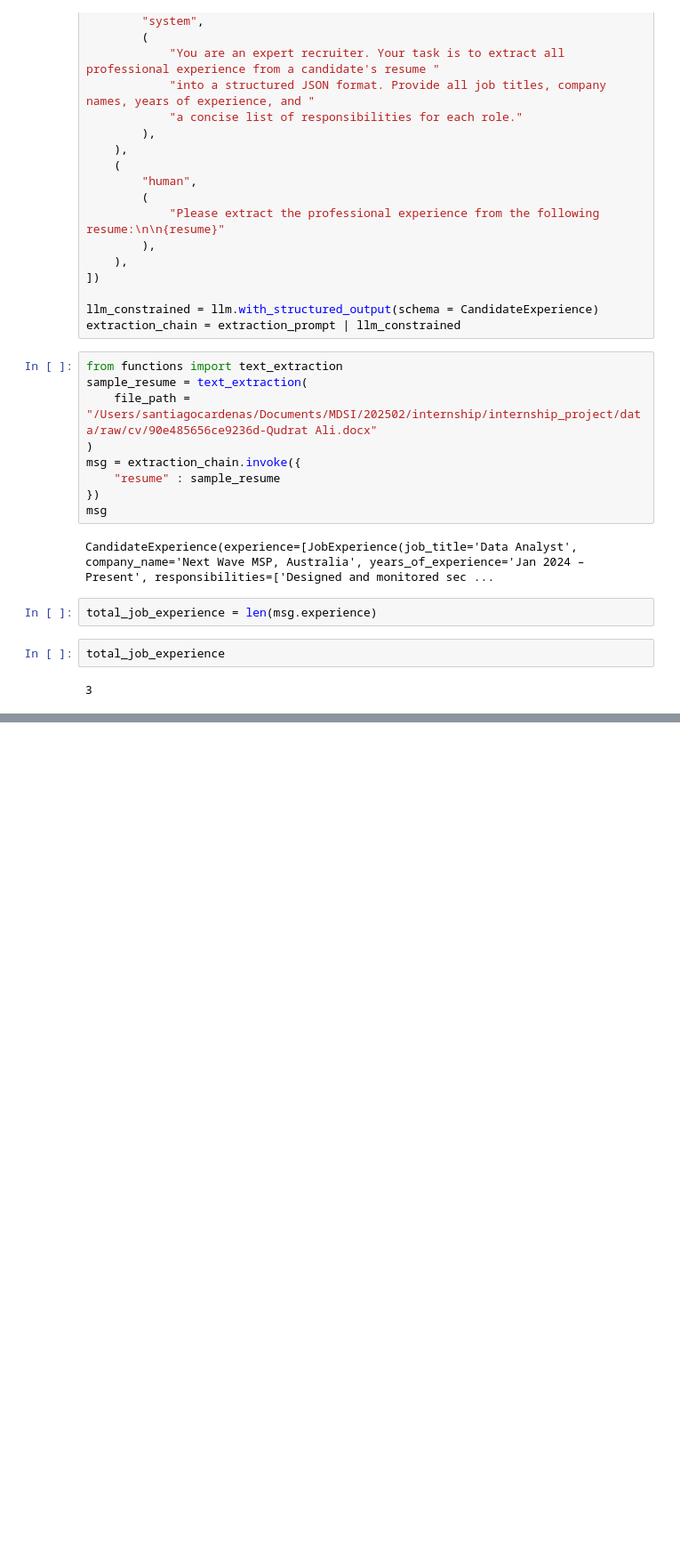
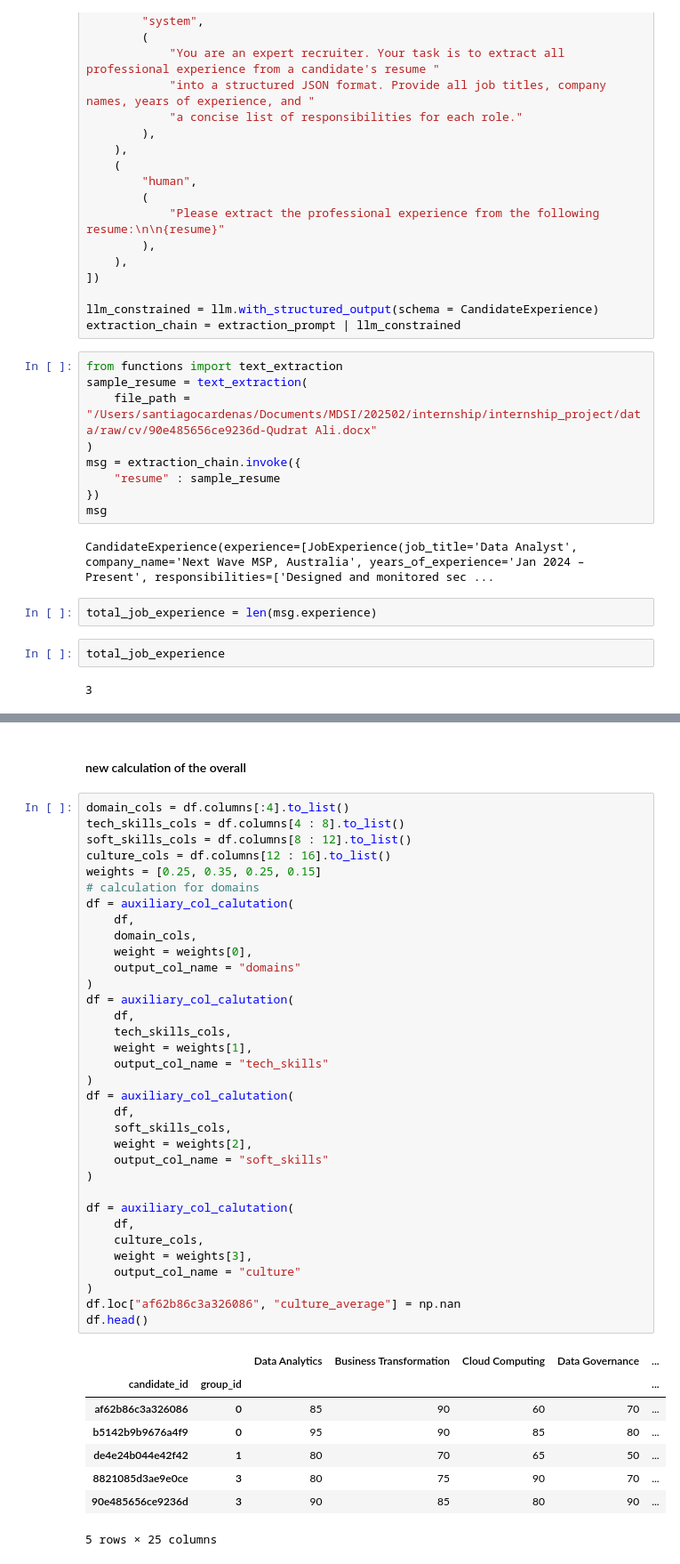
Before and after one commit to scardenasc22/internship_project, a Jupyter notebook: notebooks/experiments_phase6.ipynb, the cells around one changed output, grey strips where cells are left out. Shown at 89% size. Saved outputs shown, nothing was run; the diff lists cells and outputs as text; blank space fills up the shorter version.

```diff
--- a/notebooks/experiments_phase6.ipynb
+++ b/notebooks/experiments_phase6.ipynb
@@ -200,0 +295,45 @@ msg.model_dump()
+# %% [markdown]
+#### new calculation of the overall
+# %%
+domain_cols = df.columns[:4].to_list()
+tech_skills_cols = df.columns[4 : 8].to_list()
+soft_skills_cols = df.columns[8 : 12].to_list()
+culture_cols = df.columns[12 : 16].to_list()
+weights = [0.25, 0.35, 0.25, 0.15]
+# calculation for domains
+df = auxiliary_col_calutation(
+    df,
+    domain_cols,
+    weight = weights[0],
+    output_col_name = "domains"
+)
+df = auxiliary_col_calutation(
+    df,
+    tech_skills_cols,
+    weight = weights[1],
+    output_col_name = "tech_skills"
+)
+df = auxiliary_col_calutation(
+    df,
+    soft_skills_cols,
+    weight = weights[2],
+    output_col_name = "soft_skills"
+)
+
+df = auxiliary_col_calutation(
+    df,
+    culture_cols,
+    weight = weights[3],
+    output_col_name = "culture"
+)
+df.loc["af62b86c3a326086", "culture_average"] = np.nan
+df.head()
+# %% [output]
+|  |  | Data Analytics | Business Transformation | Cloud Computing | Data Governance | ... |
+| candidate_id | group_id |  |  |  |  | ... |
+| af62b86c3a326086 | 0 | 85 | 90 | 60 | 70 | ... |
+| b5142b9b9676a4f9 | 0 | 95 | 90 | 85 | 80 | ... |
+| de4e24b044e42f42 | 1 | 80 | 70 | 65 | 50 | ... |
+| 8821085d3ae9e0ce | 3 | 80 | 75 | 90 | 70 | ... |
+| 90e485656ce9236d | 3 | 90 | 85 | 80 | 90 | ... |
+5 rows × 25 columns
```
Also changed, not shown: parts of 7 cells of this notebook, 5 other files.
